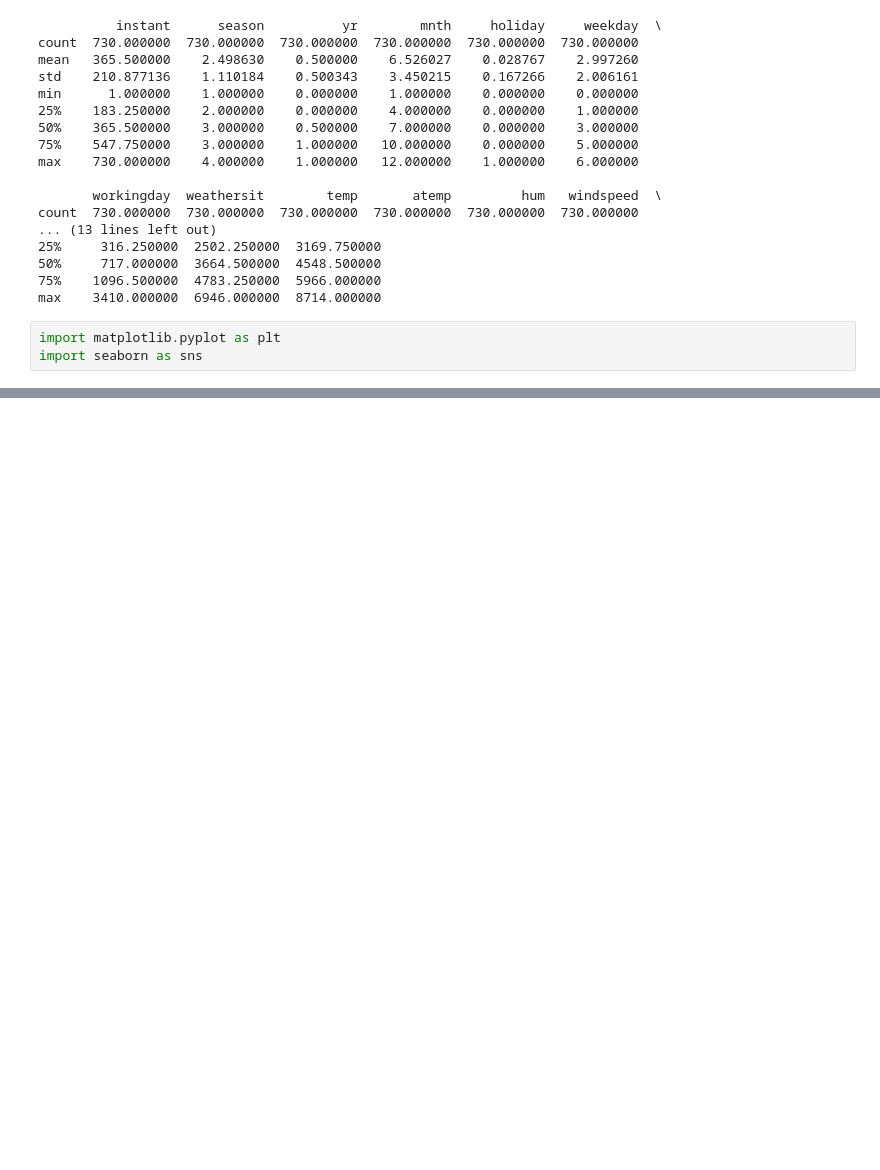
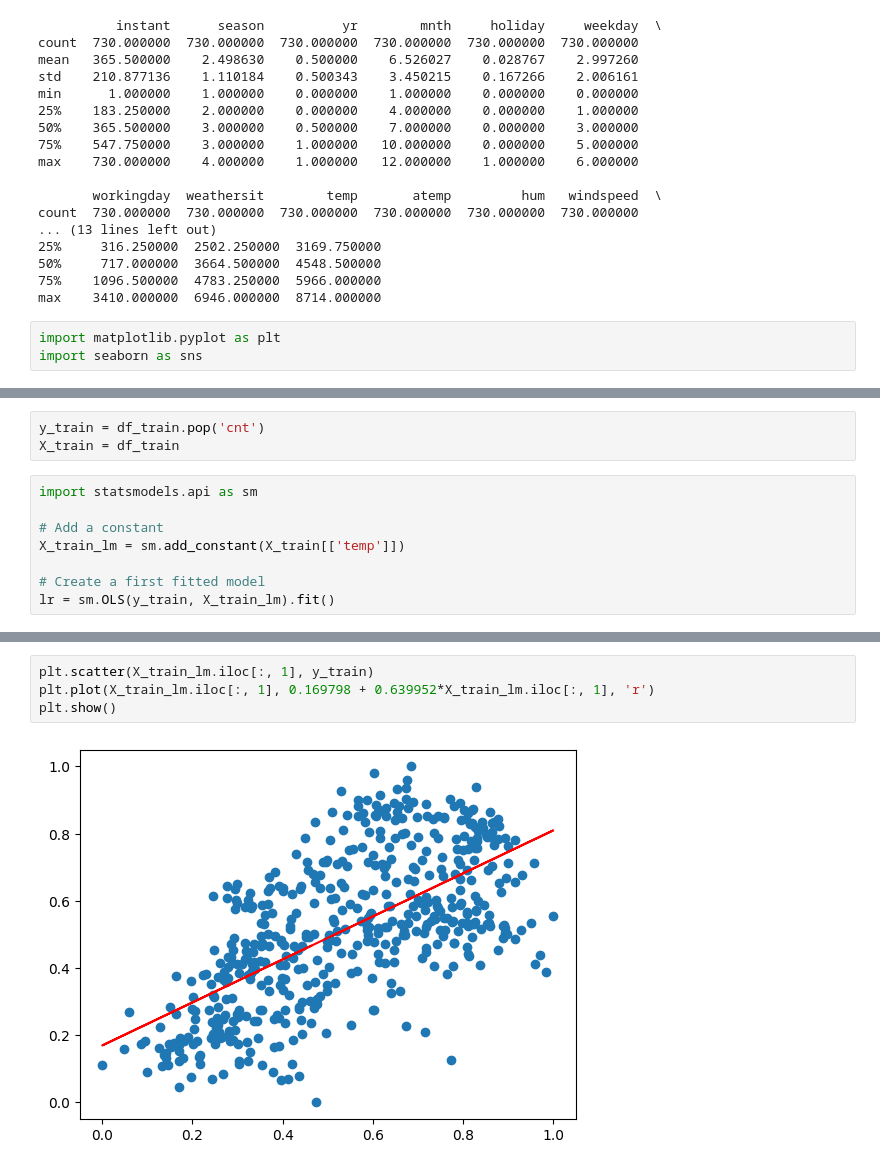
Before and after one commit to vaishnabala/Linear_Regression, a Jupyter notebook: Bike_Rental_Linear_Regression.ipynb, the cells around one changed output, grey strips where cells are left out. Cells and saved outputs as stored; diff of their text form; blank space fills up the shorter version.

```diff
--- a/Bike_Rental_Linear_Regression.ipynb
+++ b/Bike_Rental_Linear_Regression.ipynb
@@ -102,0 +268,11 @@ ValueError: num must be an integer with 1 <= num <= 6, not 7
+# %%
+y_train = df_train.pop('cnt')
+X_train = df_train
+# %%
+import statsmodels.api as sm
+
+# Add a constant
+X_train_lm = sm.add_constant(X_train[['temp']])
+
+# Create a first fitted model
+lr = sm.OLS(y_train, X_train_lm).fit()
@@ -102,0 +285,6 @@ ValueError: num must be an integer with 1 <= num <= 6, not 7
+# %%
+plt.scatter(X_train_lm.iloc[:, 1], y_train)
+plt.plot(X_train_lm.iloc[:, 1], 0.169798 + 0.639952*X_train_lm.iloc[:, 1], 'r')
+plt.show()
+# %% [output]
+[figure, added]
```
Also changed, not shown: parts of 39 cells of this notebook.
